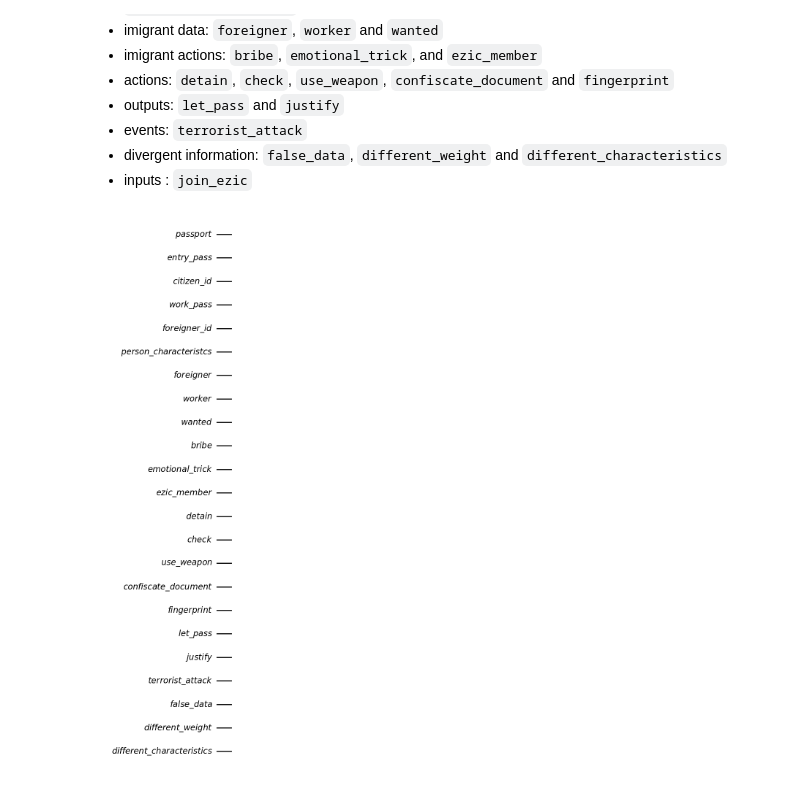
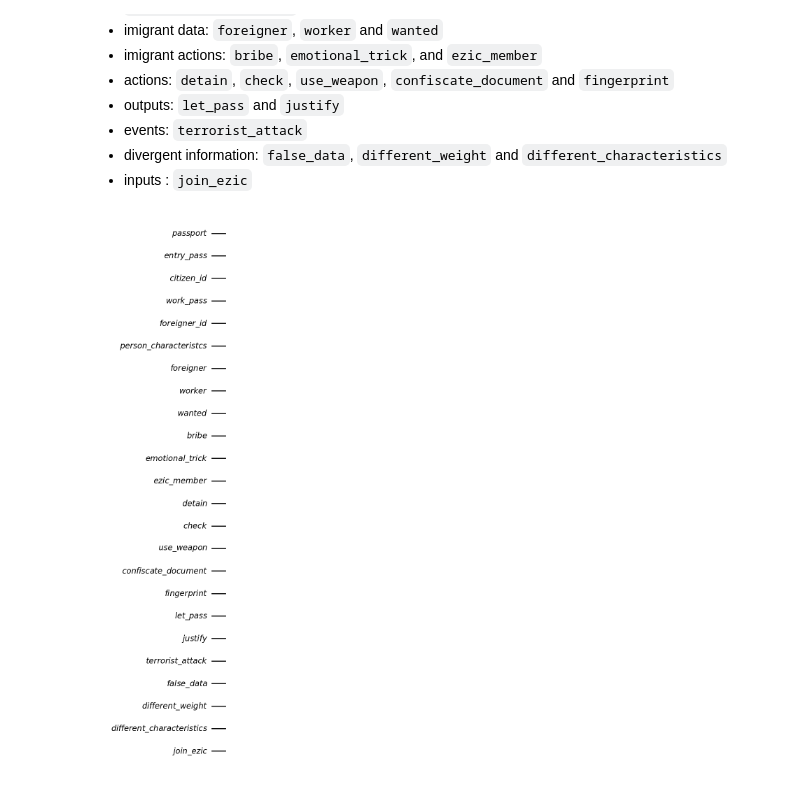
Before and after one commit to Dpbm/QPapersPlease, a Jupyter notebook: papers-please.ipynb, the cells around one changed output. Drawn from its saved outputs; the diff is of its cells as text; code cells hidden in the pictures.

Commit message:
added inputs

```diff
--- a/papers-please.ipynb
+++ b/papers-please.ipynb
@@ -55,8 +55,12 @@ false_data = QuantumRegister(1, name="false_data")
 different_weight = QuantumRegister(1, name="different_weight")
 different_characteristics = QuantumRegister(1, name="different_characteristics")
 divergent_information = [false_data, different_weight, different_characteristics]
+# %%
+#inputs
+join_ezic = QuantumRegister(1, name="join_ezic")
+inputs = [join_ezic]
 # %%
-qc = QuantumCircuit(*documents, *imigrant_data, *imigrant_actions, *actions, *outputs, *events, *divergent_information)
+qc = QuantumCircuit(*documents, *imigrant_data, *imigrant_actions, *actions, *outputs, *events, *divergent_information, *inputs)
 qc.draw('mpl')
 # %% [output]
-[figure, old version]
+[figure, new version]
```
